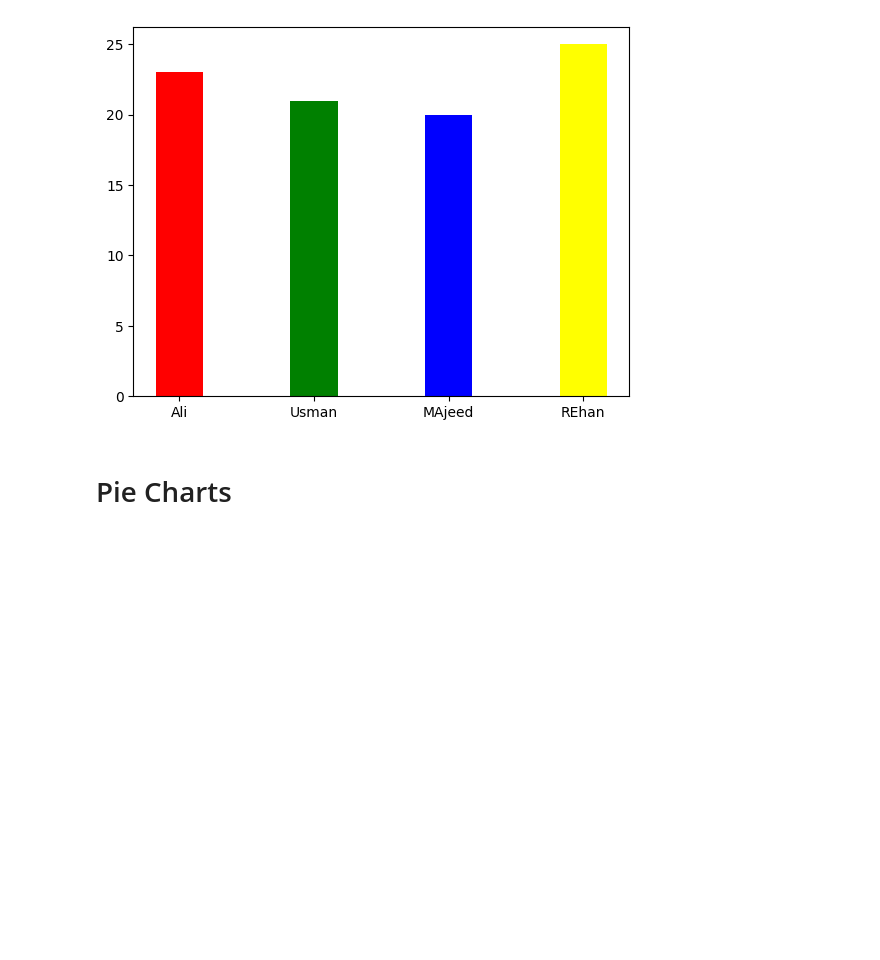
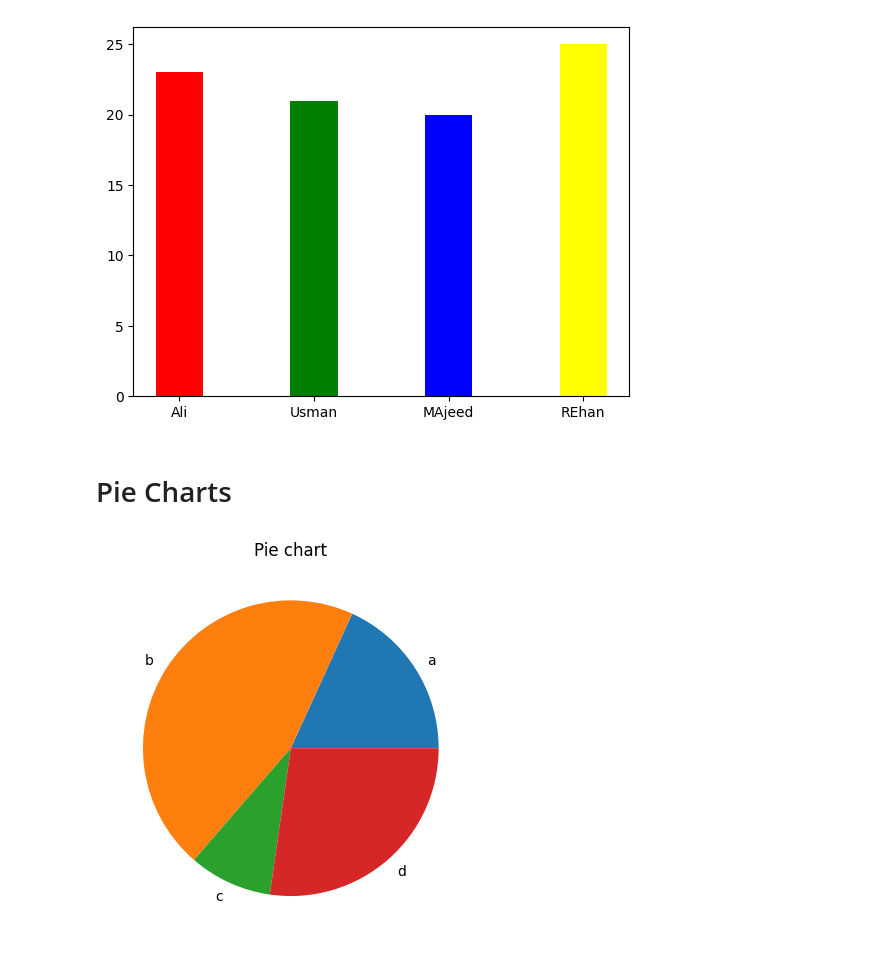
Before and after one commit to Hamad570/AI_and_System_Engineering_Learning_Journey, a Jupyter notebook: python_basic_to_advance_practice_code/matplotlib.ipynb, the cells around one changed output. Saved outputs shown, nothing was run; the diff lists cells and outputs as text; code cells hidden in the pictures; blank space fills up the shorter version.

```diff
--- a/python_basic_to_advance_practice_code/matplotlib.ipynb
+++ b/python_basic_to_advance_practice_code/matplotlib.ipynb
@@ -166,5 +134,12 @@ plt.show()
 # Pie Charts
 # %%
 #Create simple pie chart.
+c=['a','b','c','d']
+d=[2,5,1,3]
+plt.pie(d,labels=c)
+plt.title('Pie chart')
+plt.show()
+# %% [output]
+[figure, added]
 # %%
 #Add percentage labels in pie chart.
```
Also changed, not shown: parts of 32 cells of this notebook, 6 other files.
